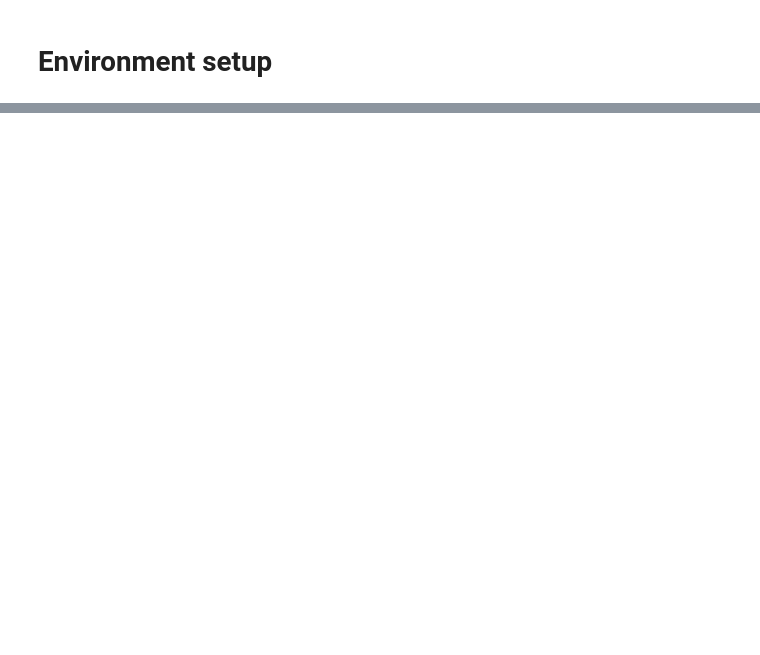
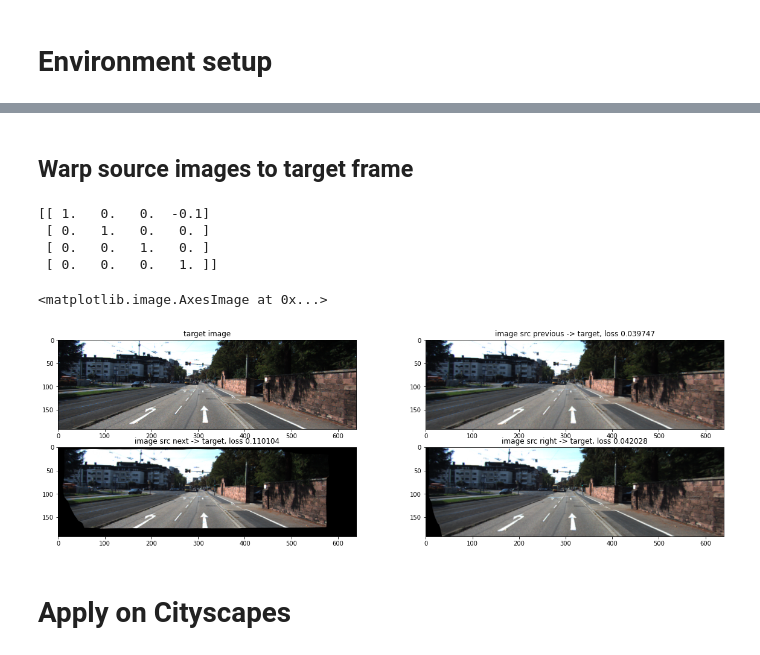
Before and after one commit to Willyzw/monodepth2, a Jupyter notebook: monodepth2_handson.ipynb, the cells around one changed output, grey strips where cells are left out. Drawn from its saved outputs; the diff is of its cells as text; code cells hidden in the pictures; blank space fills up the shorter version.

```diff
--- a/monodepth2_handson.ipynb
+++ b/monodepth2_handson.ipynb
@@ -43,0 +152,57 @@ Successfully installed torch-1.8.0+cu111 torchvision-0.9.0+cu111
+# %%
+with open('assets/kitti/calib_cam_to_cam.txt', 'r') as f:
+    calib_cam = yaml.load(f)
+K = np.fromstring(calib_cam['P_rect_02'], dtype=np.float32, sep=' ').reshape(3, 4)
+K[:, -1] = 0
+K = np.concatenate([K, np.array([0, 0, 0, 1]).reshape(1, 4)], axis=0)
+
+# rescale intrinsic matrix based on the ratio between original size and feed size
+K[0] *= feed_width/original_width
+K[1] *= feed_height/original_height
+K_inv = np.linalg.inv(K)
+# %% [markdown]
+## Warp source images to target frame
+# %%
+# convert disparity to depth
+_, depth_target = disp_to_depth(disp_target, min_depth=0.1, max_depth=100)
+
+backproject_depth = BackprojectDepth(1, feed_height, feed_width).cuda()
+project_3d = Project3D(1, feed_height, feed_width).cuda()
+
+stereo_T = np.eye(4, dtype=np.float32)
+stereo_T[0, 3] = -0.1
+cam_points_target = backproject_depth(depth_target, torch.FloatTensor(K_inv[np.newaxis,:]).cuda())
+pix_coords_src_prev = project_3d(cam_points_target, torch.FloatTensor(K[np.newaxis,:]).cuda(), src_prev_T_target)
+pix_coords_src_next = project_3d(cam_points_target, torch.FloatTensor(K[np.newaxis,:]).cuda(), src_next_T_target)
+pix_coords_src_right = project_3d(cam_points_target, torch.FloatTensor(K[np.newaxis,:]).cuda(), torch.from_numpy(stereo_T).cuda())
+
+with torch.no_grad():
+    img_src_prev_warped = F.grid_sample(img_src_prev_torch, pix_coords_src_prev, padding_mode="zeros")
+    img_src_next_warped = F.grid_sample(img_src_next_torch, pix_coords_src_next, padding_mode="zeros")
+    img_src_right_warped = F.grid_sample(img_src_right_torch, pix_coords_src_right, padding_mode="zeros")
+
+plt.figure(figsize=(20, 6))
+plt.subplot(221)
+plt.title('target image')
+plt.imshow(img_target_resized)
+plt.subplot(222)
+l1 = torch.abs(img_src_prev_warped-img_target_torch).mean()
+plt.title('image src previous -> target, loss %f'%l1)
+plt.imshow(img_src_prev_warped.cpu().numpy()[0].transpose(1, 2, 0))
+plt.subplot(223)
+l1 = torch.abs(img_src_next_warped-img_target_torch).mean()
+plt.title('image src next -> target, loss %f'%l1)
+plt.imshow(img_src_next_warped.cpu().numpy()[0].transpose(1, 2, 0))
+plt.subplot(224)
+l1 = torch.abs(img_src_right_warped-img_target_torch).mean()
+plt.title('image src right -> target, loss %f'%l1)
+plt.imshow(img_src_right_warped.cpu().numpy()[0].transpose(1, 2, 0))
+# %% [output]
+[[ 1.   0.   0.  -0.1]
+ [ 0.   1.   0.   0. ]
+ [ 0.   0.   1.   0. ]
+ [ 0.   0.   0.   1. ]]
+<matplotlib.image.AxesImage at 0x...>
+[figure, added]
+# %% [markdown]
+# Apply on Cityscapes
```
Also changed, not shown: parts of 16 cells of this notebook.
